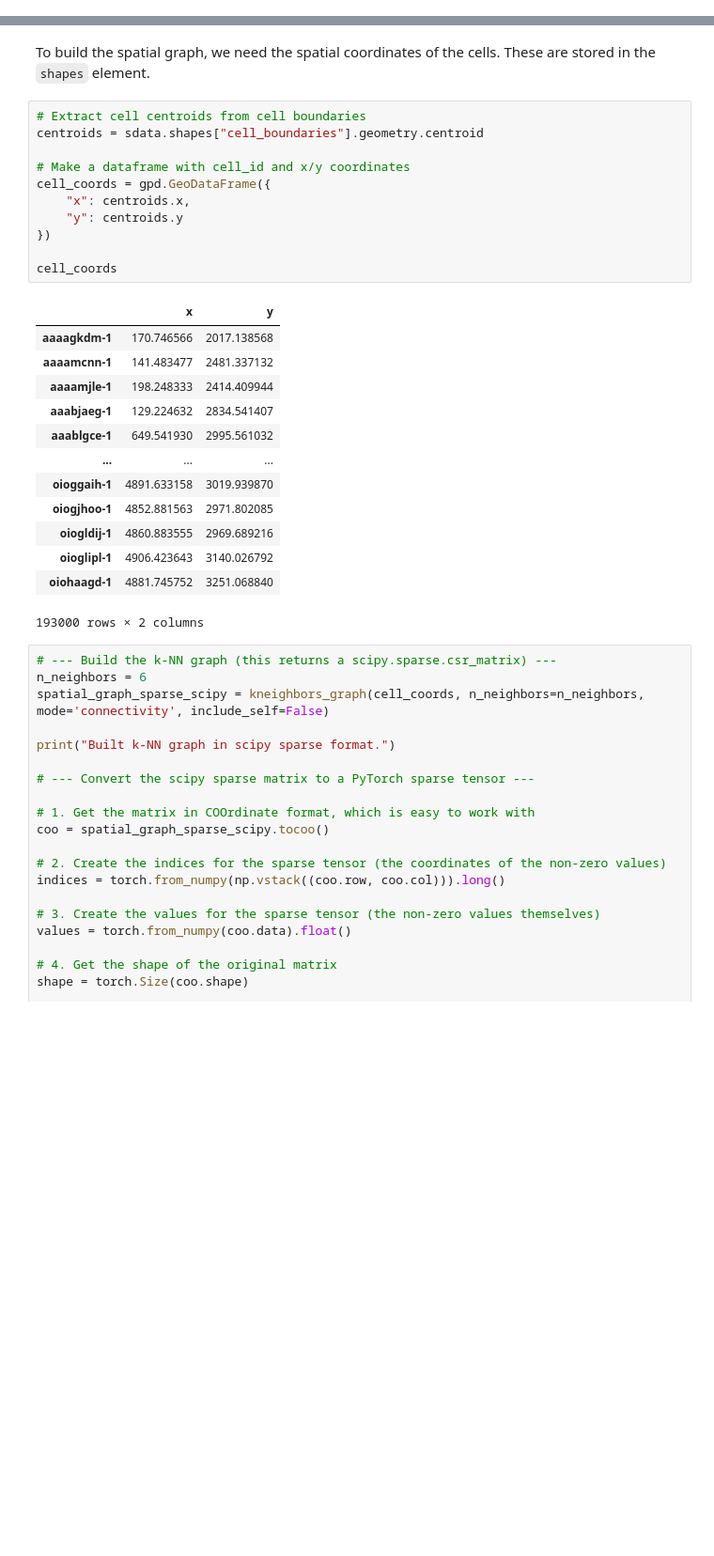
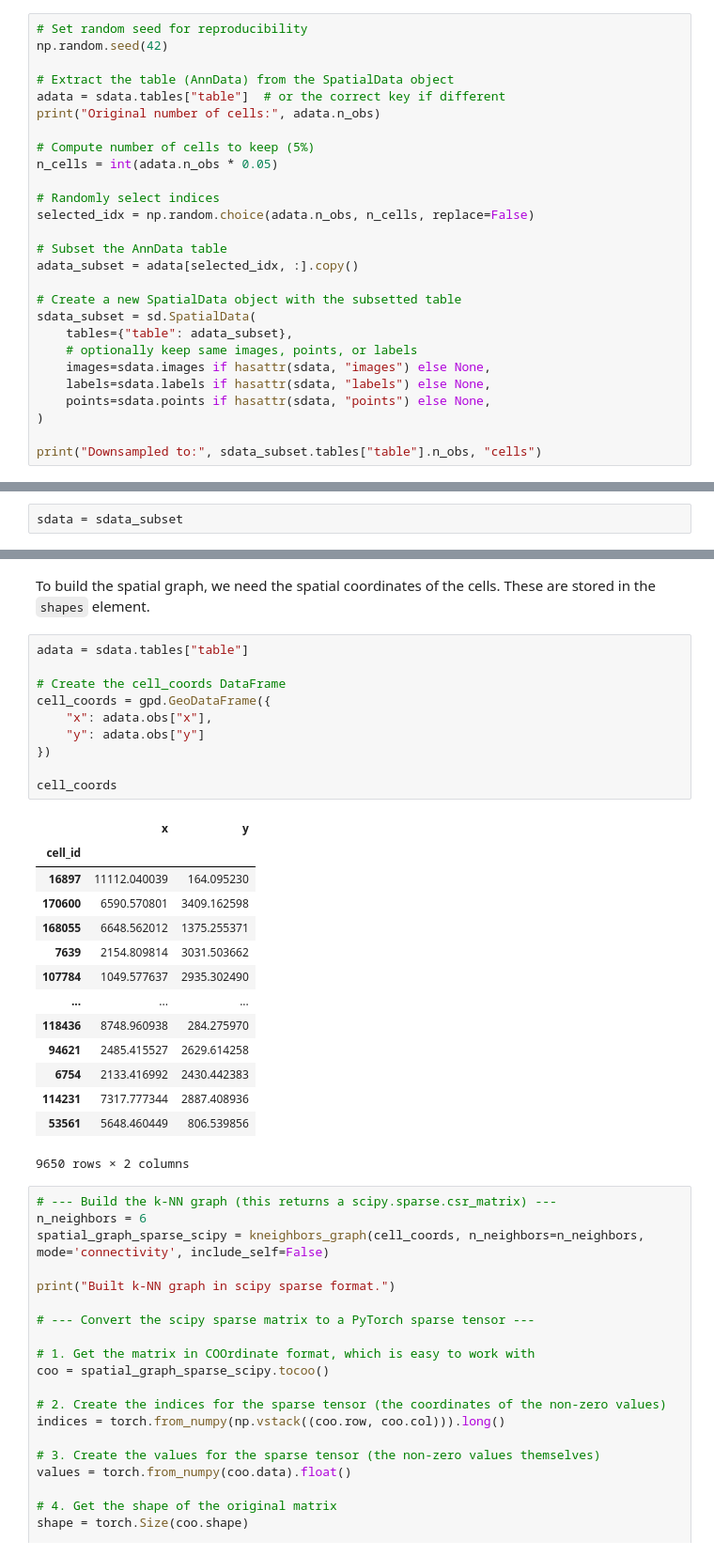
Before and after one commit to augjensen/clearCNV, a Jupyter notebook: notebooks/02_data_preparation.ipynb, the cells around one changed output, grey strips where cells are left out. Shown at 94% size. Cells and saved outputs as stored; diff of their text form; blank space fills up the shorter version.

```diff
--- a/notebooks/02_data_preparation.ipynb
+++ b/notebooks/02_data_preparation.ipynb
@@ -45,0 +103,27 @@ with coordinate systems:
+# %%
+# Set random seed for reproducibility
+np.random.seed(42)
+
+# Extract the table (AnnData) from the SpatialData object
+adata = sdata.tables["table"]  # or the correct key if different
+print("Original number of cells:", adata.n_obs)
+
+# Compute number of cells to keep (5%)
+n_cells = int(adata.n_obs * 0.05)
+
+# Randomly select indices
+selected_idx = np.random.choice(adata.n_obs, n_cells, replace=False)
+
+# Subset the AnnData table
+adata_subset = adata[selected_idx, :].copy()
+
+# Create a new SpatialData object with the subsetted table
+sdata_subset = sd.SpatialData(
+    tables={"table": adata_subset},
+    # optionally keep same images, points, or labels
+    images=sdata.images if hasattr(sdata, "images") else None,
+    labels=sdata.labels if hasattr(sdata, "labels") else None,
+    points=sdata.points if hasattr(sdata, "points") else None,
+)
+
+print("Downsampled to:", sdata_subset.tables["table"].n_obs, "cells")
@@ -58,3 +161,5 @@ Shapes: ['cell_boundaries', 'cell_circles', 'nucleus_boundaries']
+# %%
+sdata = sdata_subset
 # %% [markdown]
 ### 2.1. Gene Expression Matrix
 # %% [markdown]
@@ -93,31 +198,31 @@ Expression matrix shape: (193000, 5006)
 ### 2.2. Spatial Graph
 # %% [markdown]
 To build the spatial graph, we need the spatial coordinates of the cells. These are stored in the `shapes` element.
-# %%
-# Extract cell centroids from cell boundaries
-centroids = sdata.shapes["cell_boundaries"].geometry.centroid
-
-# Make a dataframe with cell_id and x/y coordinates
-cell_coords = gpd.GeoDataFrame({
-    "x": centroids.x,
-    "y": centroids.y
-})
-
-cell_coords
-# %% [output]
-|  | x | y |
-| aaaagkdm-1 | 170.746566 | 2017.138568 |
-| aaaamcnn-1 | 141.483477 | 2481.337132 |
-| aaaamjle-1 | 198.248333 | 2414.409944 |
-| aaabjaeg-1 | 129.224632 | 2834.541407 |
-| aaablgce-1 | 649.541930 | 2995.561032 |
-| ... | ... | ... |
-| oioggaih-1 | 4891.633158 | 3019.939870 |
-| oiogjhoo-1 | 4852.881563 | 2971.802085 |
-| oiogldij-1 | 4860.883555 | 2969.689216 |
-| oioglipl-1 | 4906.423643 | 3140.026792 |
-| oiohaagd-1 | 4881.745752 | 3251.068840 |
-193000 rows × 2 columns
+# %%
+adata = sdata.tables["table"]
+
+# Create the cell_coords DataFrame
+cell_coords = gpd.GeoDataFrame({
+    "x": adata.obs["x"],
+    "y": adata.obs["y"]
+})
+
+cell_coords
+# %% [output]
+|  | x | y |
+| cell_id |  |  |
+| 16897 | 11112.040039 | 164.095230 |
+| 170600 | 6590.570801 | 3409.162598 |
+| 168055 | 6648.562012 | 1375.255371 |
+| 7639 | 2154.809814 | 3031.503662 |
+| 107784 | 1049.577637 | 2935.302490 |
+| ... | ... | ... |
+| 118436 | 8748.960938 | 284.275970 |
+| 94621 | 2485.415527 | 2629.614258 |
+| 6754 | 2133.416992 | 2430.442383 |
+| 114231 | 7317.777344 | 2887.408936 |
+| 53561 | 5648.460449 | 806.539856 |
+9650 rows × 2 columns
 # %%
 # --- Build the k-NN graph (this returns a scipy.sparse.csr_matrix) ---
 n_neighbors = 6
```
Also changed, not shown: parts of 11 cells of this notebook, 25 other files.
